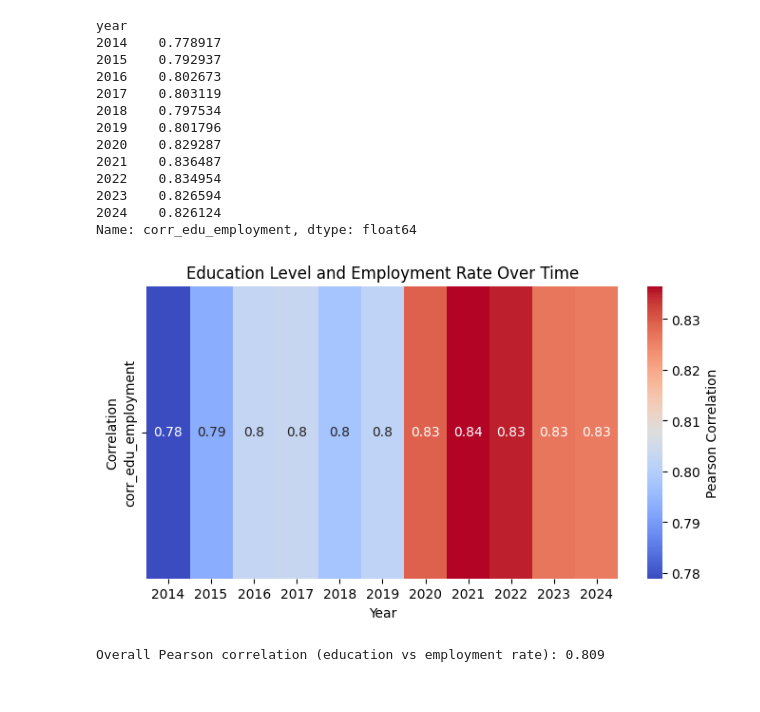
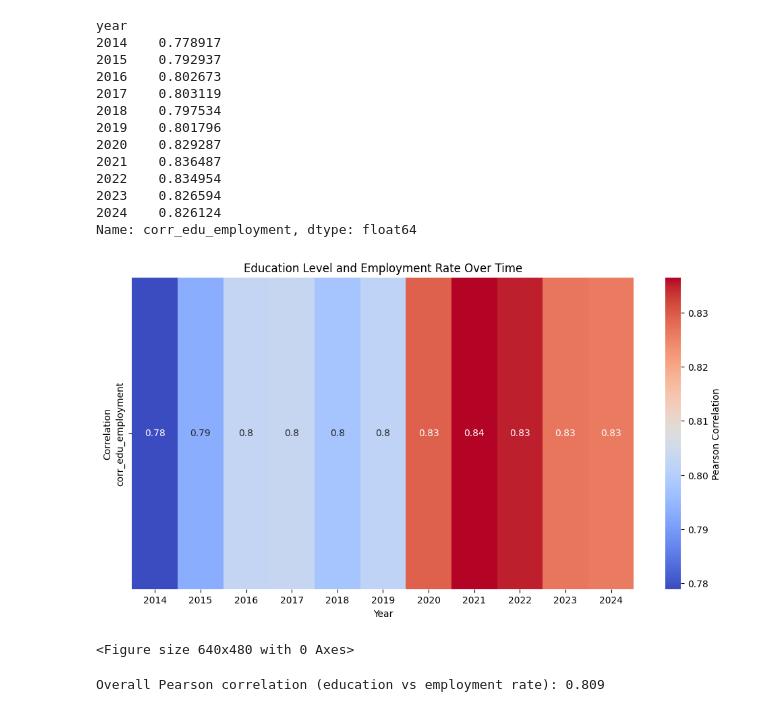
Before and after one commit to Lesley-w19/Employment_and_Education_Data_Analysis, a Jupyter notebook: notebooks/employment_education_analysis.ipynb, the cells around one changed output. Cells and saved outputs as stored; diff of their text form; code cells hidden in the pictures.

```diff
--- a/notebooks/employment_education_analysis.ipynb
+++ b/notebooks/employment_education_analysis.ipynb
@@ -732,15 +742,19 @@ year
 Name: corr_edu_employment, dtype: float64
 # %%
 # create a heatmap to visualize the correlation over time
-plt.figure(figsize=(8,4))
+plt.figure(figsize=(12,6))
 sns.heatmap(corr_by_year.to_frame().T, annot=True, cmap='coolwarm', cbar_kws={'label': 'Pearson Correlation'})
 
 plt.title('Education Level and Employment Rate Over Time')
 plt.ylabel('Correlation')
 plt.xlabel('Year')
 plt.show()
+# save the heatmap figure
+fig = plt.gcf()
+fig.savefig(r"../images/correlation_education_employment_over_time.png", bbox_inches='tight')
 # %% [output]
-[figure, old version]
+[figure, new version]
+<Figure size 640x480 with 0 Axes>
 # %%
 # Overall correlation
 overall_corr = labour_force_df[['education_ord','employment_rate']].corr().iloc[0,1]
```
Also changed, not shown: parts of 4 cells of this notebook.
